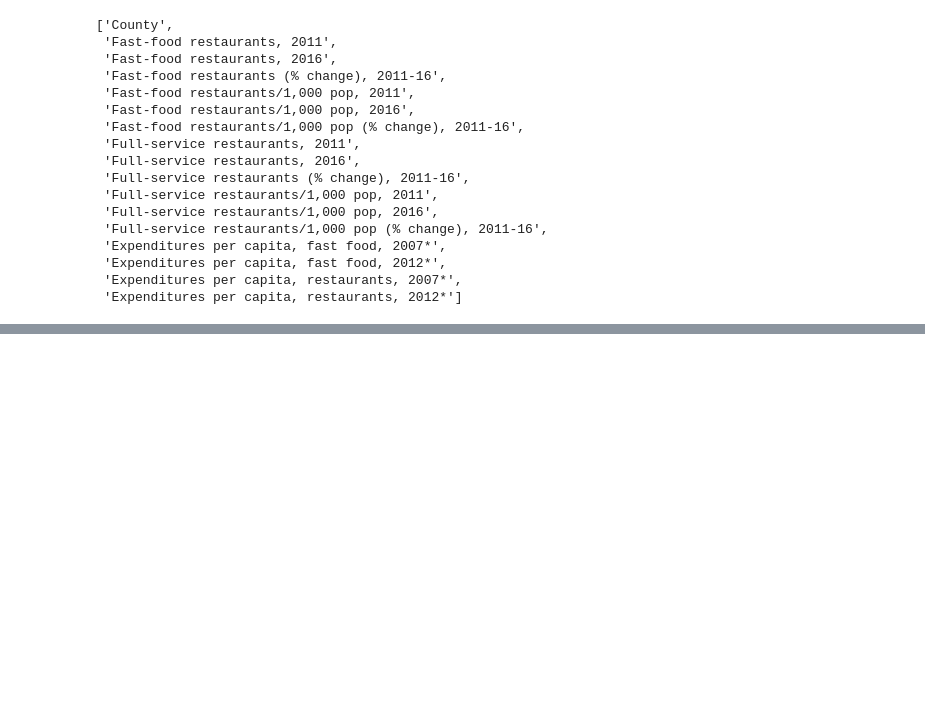
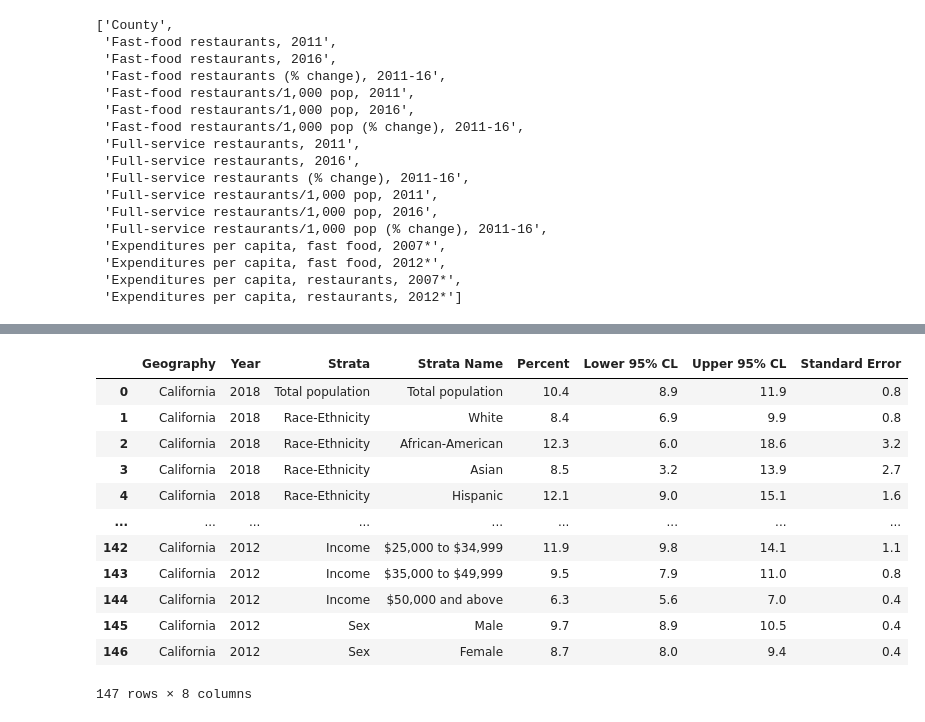
Before and after one commit to improvbutterfly/Fast-Food-Analysis-California, a Jupyter notebook: Analysis/DataCollection.ipynb, the cells around one changed output, grey strips where cells are left out. Cells and saved outputs as stored; diff of their text form; code cells hidden in the pictures; blank space fills up the shorter version.

```diff
--- a/Analysis/DataCollection.ipynb
+++ b/Analysis/DataCollection.ipynb
@@ -174,0 +209,18 @@ fast_food_data.to_csv("data/fast_food_combined_data.csv", index=False)
+# %%
+# diabetes_df = diabetes_df.groupby("Year")
+diabeted_df = diabetes_df.set_index(["Year"])
+diabetes_df
+# %% [output]
+|  | Geography | Year | Strata | Strata Name | Percent | Lower 95% CL | Upper 95% CL | Standard Error |
+| 0 | California | 2018 | Total population | Total population | 10.4 | 8.9 | 11.9 | 0.8 |
+| 1 | California | 2018 | Race-Ethnicity | White | 8.4 | 6.9 | 9.9 | 0.8 |
+| 2 | California | 2018 | Race-Ethnicity | African-American | 12.3 | 6.0 | 18.6 | 3.2 |
+| 3 | California | 2018 | Race-Ethnicity | Asian | 8.5 | 3.2 | 13.9 | 2.7 |
+| 4 | California | 2018 | Race-Ethnicity | Hispanic | 12.1 | 9.0 | 15.1 | 1.6 |
+| ... | ... | ... | ... | ... | ... | ... | ... | ... |
+| 142 | California | 2012 | Income | $25,000 to $34,999 | 11.9 | 9.8 | 14.1 | 1.1 |
+| 143 | California | 2012 | Income | $35,000 to $49,999 | 9.5 | 7.9 | 11.0 | 0.8 |
+| 144 | California | 2012 | Income | $50,000 and above | 6.3 | 5.6 | 7.0 | 0.4 |
+| 145 | California | 2012 | Sex | Male | 9.7 | 8.9 | 10.5 | 0.4 |
+| 146 | California | 2012 | Sex | Female | 8.7 | 8.0 | 9.4 | 0.4 |
+147 rows × 8 columns
```
Also changed, not shown: parts of 3 cells of this notebook, 2 other files.
